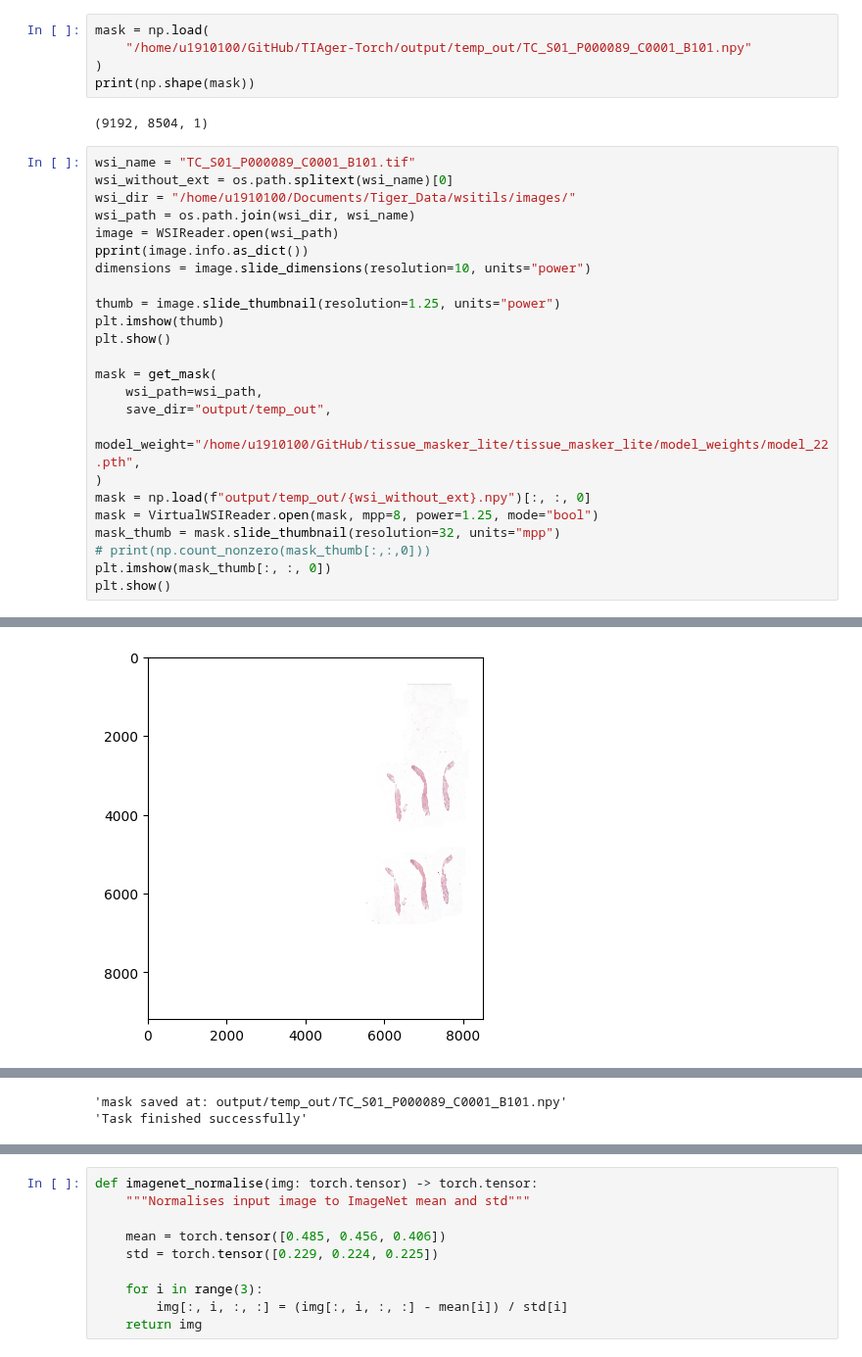
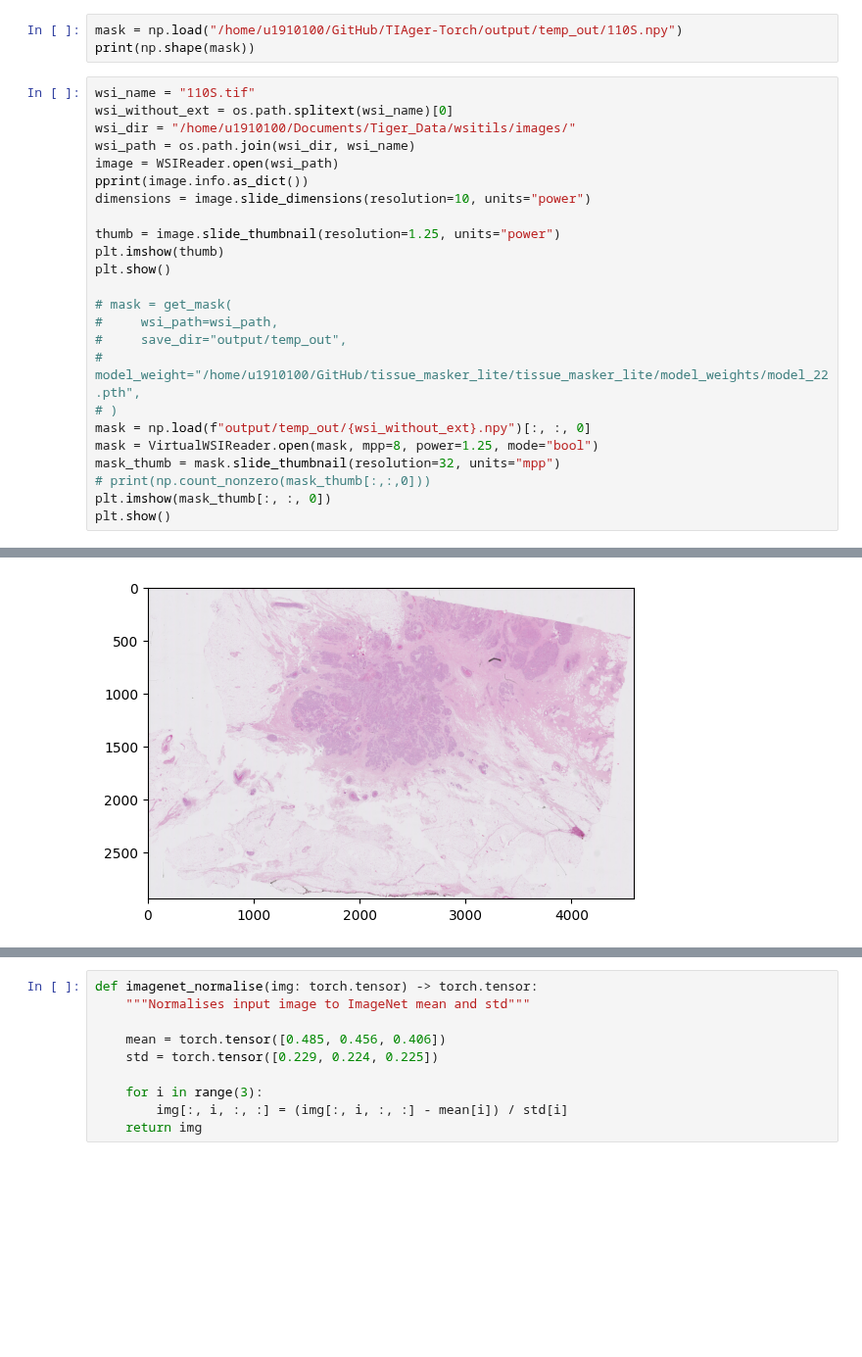
Before and after one commit to Jiaqi-Lv/TIAger-Torch, a Jupyter notebook: tumor_stroma.ipynb, the cells around one changed output, grey strips where cells are left out. Shown at 98% size. Saved outputs shown, nothing was run; the diff lists cells and outputs as text; blank space fills up the shorter version.

```diff
--- a/tumor_stroma.ipynb
+++ b/tumor_stroma.ipynb
@@ -33,12 +20,8 @@ from torch.utils.data import DataLoader
 # %%
-mask = np.load(
-    "/home/u1910100/GitHub/TIAger-Torch/output/temp_out/TC_S01_P000089_C0001_B101.npy"
-)
+mask = np.load("/home/u1910100/GitHub/TIAger-Torch/output/temp_out/110S.npy")
 print(np.shape(mask))
-# %% [output]
-(9192, 8504, 1)
 # %%
-wsi_name = "TC_S01_P000089_C0001_B101.tif"
+wsi_name = "110S.tif"
 wsi_without_ext = os.path.splitext(wsi_name)[0]
 wsi_dir = "/home/u1910100/Documents/Tiger_Data/wsitils/images/"
 wsi_path = os.path.join(wsi_dir, wsi_name)
@@ -50,11 +33,11 @@ thumb = image.slide_thumbnail(resolution=1.25, units="power")
 plt.imshow(thumb)
 plt.show()
 
-mask = get_mask(
-    wsi_path=wsi_path,
-    save_dir="output/temp_out",
-    model_weight="/home/u1910100/GitHub/tissue_masker_lite/tissue_masker_lite/model_weights/model_22.pth",
-)
+# mask = get_mask(
+#     wsi_path=wsi_path,
+#     save_dir="output/temp_out",
+#     model_weight="/home/u1910100/GitHub/tissue_masker_lite/tissue_masker_lite/model_weights/model_22.pth",
+# )
 mask = np.load(f"output/temp_out/{wsi_without_ext}.npy")[:, :, 0]
 mask = VirtualWSIReader.open(mask, mpp=8, power=1.25, mode="bool")
 mask_thumb = mask.slide_thumbnail(resolution=32, units="mpp")
@@ -83,2 +66,2 @@ plt.show()
  'vendor': 'generic-tiff'}
-[figure, old version]
+[figure, new version]
@@ -93,2 +69,0 @@ plt.show()
-'mask saved at: output/temp_out/TC_S01_P000089_C0001_B101.npy'
-'Task finished successfully'
```
Also changed, not shown: parts of 8 cells of this notebook, 5 other files.
